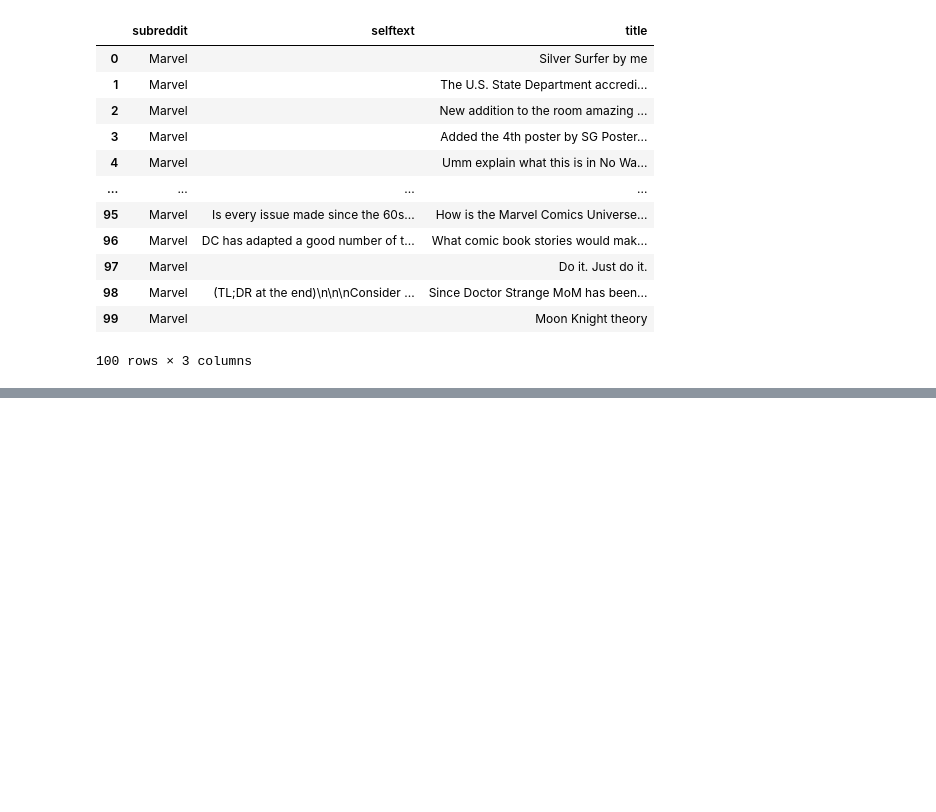
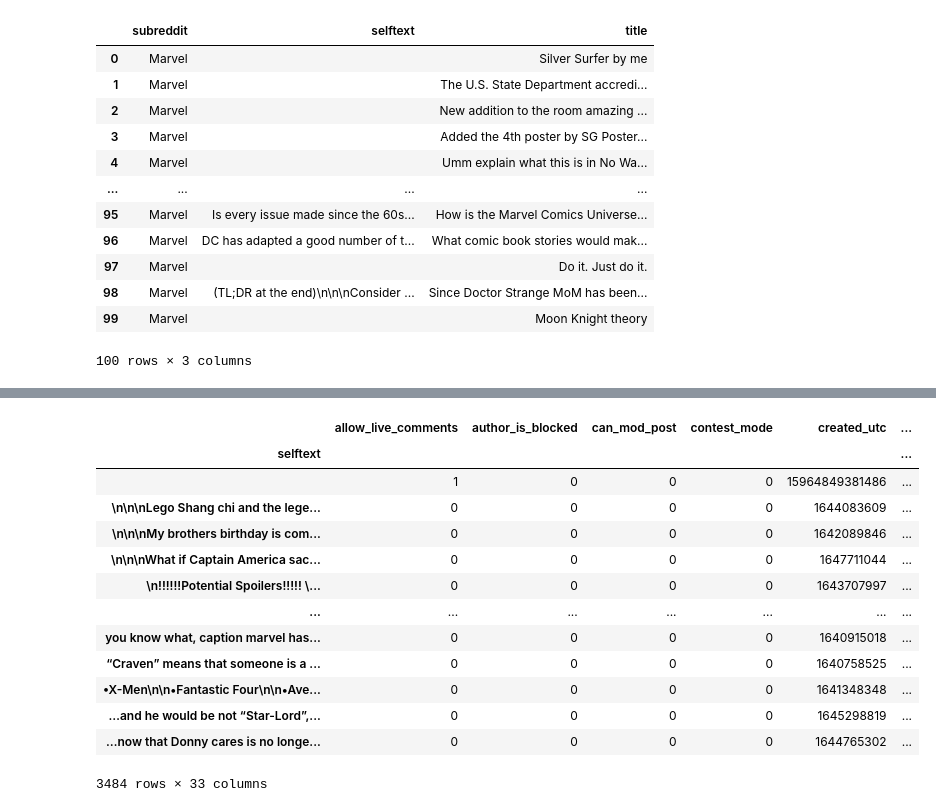
Before and after one commit to jpetersen626/reddit_classification_nlp, a Jupyter notebook: code/01.ipynb, the cells around one changed output, grey strips where cells are left out. Drawn from its saved outputs; the diff is of its cells as text; code cells hidden in the pictures; blank space fills up the shorter version.

```diff
--- a/code/01.ipynb
+++ b/code/01.ipynb
@@ -58,29 +48,24 @@ NameError: name 'oldest_post' is not defined
 # %%
-start = time.time_ns()
-num_posts = 5_000
-num_segments = num_posts//100
-
-def subreddit_data(subreddit):
+def subreddit_data(subreddit, num_posts):
     posts = []
+    df_combined = pd.DataFrame()
+    num_segments = num_posts//100
     url = 'https://api.pushshift.io/reddit/search/submission'
-    for i in range(num_segments, start):
-
+    start_post = 1650944865
+    for i in range(num_segments):
         res = requests.get(url,
                            params={
                                'subreddit': subreddit,
                                'size': 100,
-                               # 'before': oldest_post
+                               'before': start_post
                            })
-
-
         if res.status_code == 200:
             data = res.json()
             posts = data['data']
-            df = pd.DataFrame(posts)
-            posts.append(df)
-            oldest_post = posts[-1]['created_utc']
-            # start.append(oldest_post)
-            time.sleep(5)
+            df_combined = pd.concat([df_combined, pd.DataFrame(posts)])
+            start_post = posts[-1]['created_utc']
+            time.sleep(1)
         else:
             print('Error')
-    return df
+
+    return df_combined
@@ -91,3 +72,4 @@ range(0, 50)
 # %%
-subreddit_data('Marvel')
+marvel = subreddit_data('Marvel', 15_000)
+marvel
 # %% [output]
@@ -118,0 +89,17 @@ for in in range(start, start + (num_chunks*100), chunk_size): # need to calculat
+# %%
+marvel.to_csv('../datasets/marvel.csv', ionde)
+# %% [output]
+|  | allow_live_comments | author_is_blocked | can_mod_post | contest_mode | created_utc | ... |
+| selftext |  |  |  |  |  | ... |
+|  | 1 | 0 | 0 | 0 | 15964849381486 | ... |
+| \n\n\nLego Shang chi and the lege... | 0 | 0 | 0 | 0 | 1644083609 | ... |
+| \n\n\nMy brothers birthday is com... | 0 | 0 | 0 | 0 | 1642089846 | ... |
+| \n\n\nWhat if Captain America sac... | 0 | 0 | 0 | 0 | 1647711044 | ... |
+| \n!!!!!!Potential Spoilers!!!!! \... | 0 | 0 | 0 | 0 | 1643707997 | ... |
+| ... | ... | ... | ... | ... | ... | ... |
+| you know what, caption marvel has... | 0 | 0 | 0 | 0 | 1640915018 | ... |
+| “Craven” means that someone is a ... | 0 | 0 | 0 | 0 | 1640758525 | ... |
+| •X-Men\n\n•Fantastic Four\n\n•Ave... | 0 | 0 | 0 | 0 | 1641348348 | ... |
+| …and he would be not “Star-Lord”,... | 0 | 0 | 0 | 0 | 1645298819 | ... |
+| …now that Donny cares is no longe... | 0 | 0 | 0 | 0 | 1644765302 | ... |
+3484 rows × 33 columns
```
Also changed, not shown: parts of 7 cells of this notebook, 1 other file.
